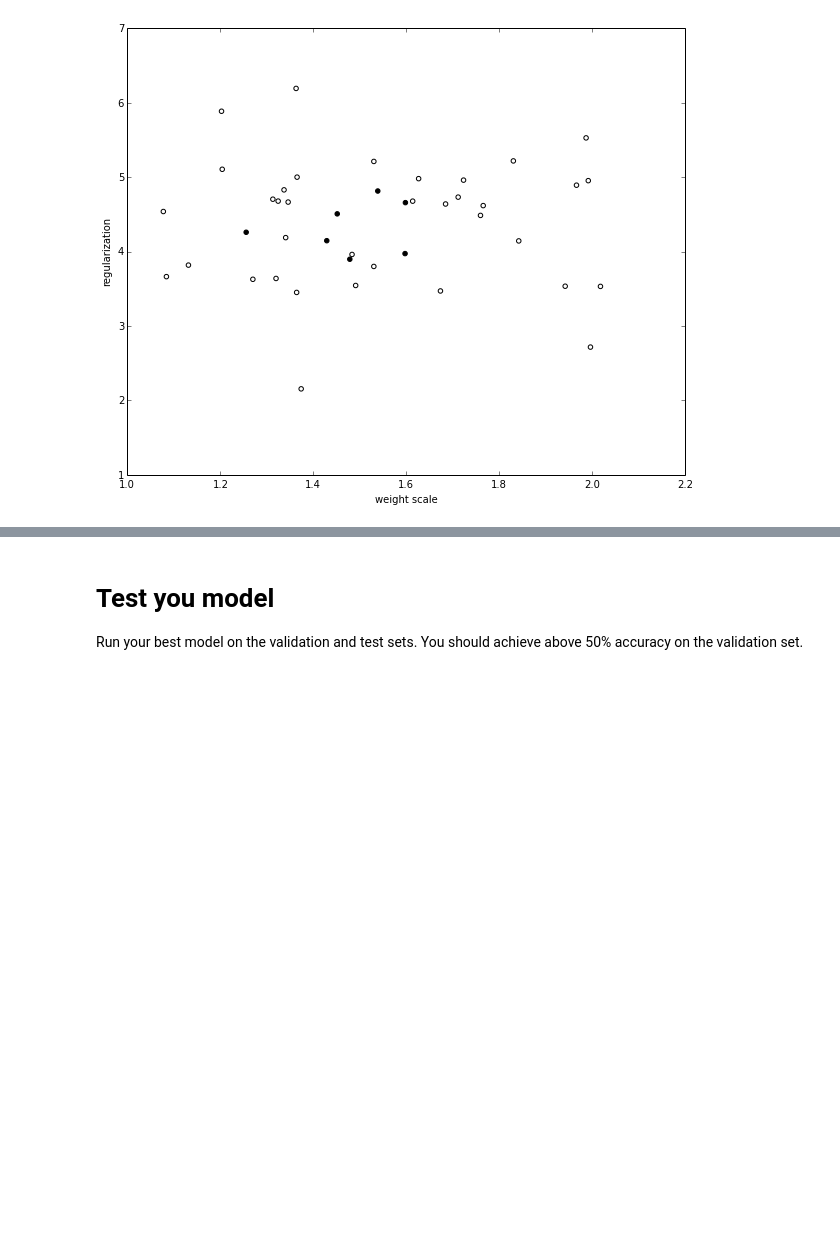
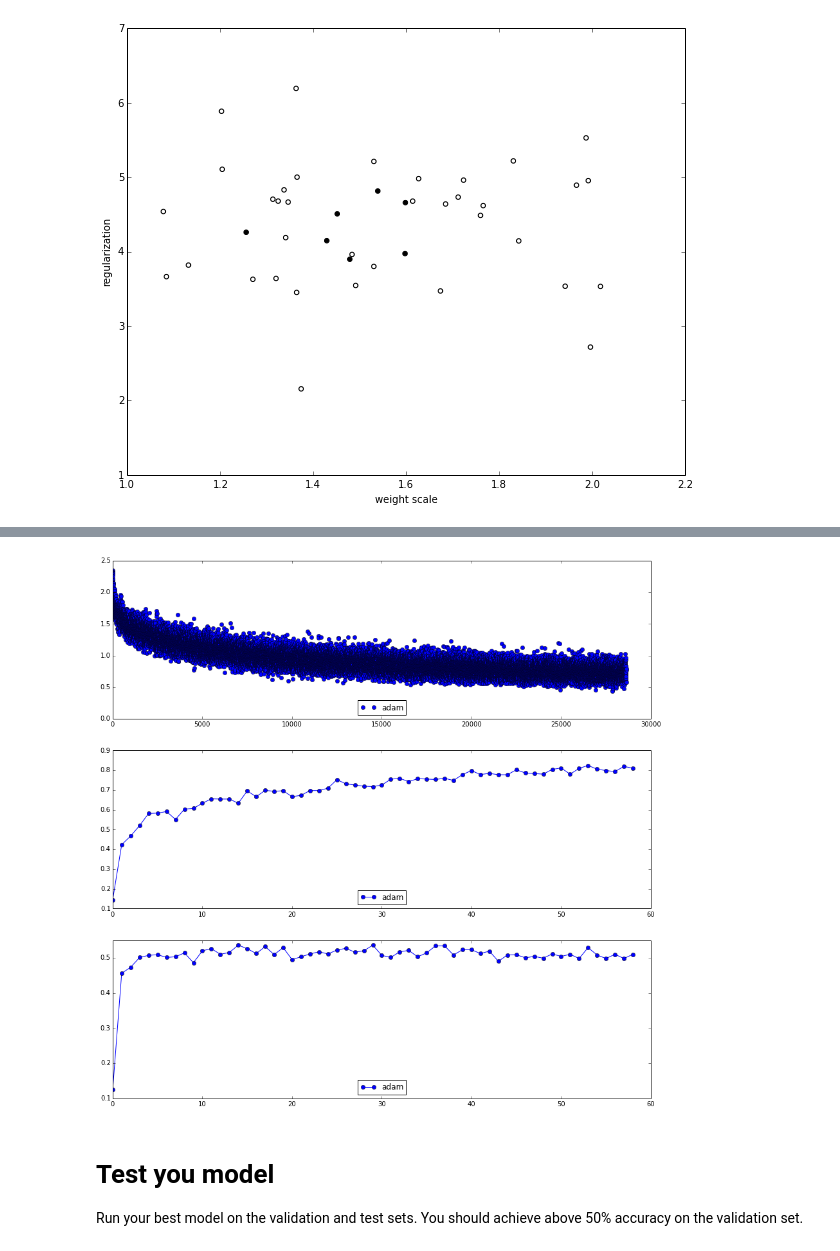
Before and after one commit to NLeSC/deep-learning-assignments-solutions, a Jupyter notebook: assignment2/christiaan/FullyConnectedNets.ipynb, the cells around one changed output, grey strips where cells are left out. Saved outputs shown, nothing was run; the diff lists cells and outputs as text; code cells hidden in the pictures; blank space fills up the shorter version.

```diff
--- a/assignment2/christiaan/FullyConnectedNets.ipynb
+++ b/assignment2/christiaan/FullyConnectedNets.ipynb
@@ -1203,0 +1206,14 @@ plt.show()
+# %%
+learning_rate = 0.000685073762744
+weight_scale = 0.0298957658872
+reg = 0.000243732029149
+
+model = FullyConnectedNet([100, 100, 100, 100, 100], weight_scale=weight_scale, reg=reg, verbose = False)
+solver = Solver(model, data,
+              num_epochs=100, batch_size=100,
+              update_rule='adam',
+              optim_config={
+                'learning_rate': learning_rate
+              },
+              verbose=True, print_every=1000)
+solver.train()
@@ -1204,18 +1239,21 @@ plt.show()
 # %%
+update_rule = 'adam'
 plt.subplot(3, 1, 1)
 plt.plot(solver.loss_history, 'o', label=update_rule)
 
 plt.subplot(3, 1, 2)
 plt.plot(solver.train_acc_history, '-o', label=update_rule)
 
 plt.subplot(3, 1, 3)
 plt.plot(solver.val_acc_history, '-o', label=update_rule)
 
 for i in [1, 2, 3]:
   plt.subplot(3, 1, i)
   plt.legend(loc='lower center', ncol=4)
 plt.gcf().set_size_inches(15, 15)
 plt.show()
+# %% [output]
+[figure, added]
 # %% [markdown]
 # Test you model
 Run your best model on the validation and test sets. You should achieve above 50% accuracy on the validation set.
```
Also changed, not shown: parts of 4 cells of this notebook.
